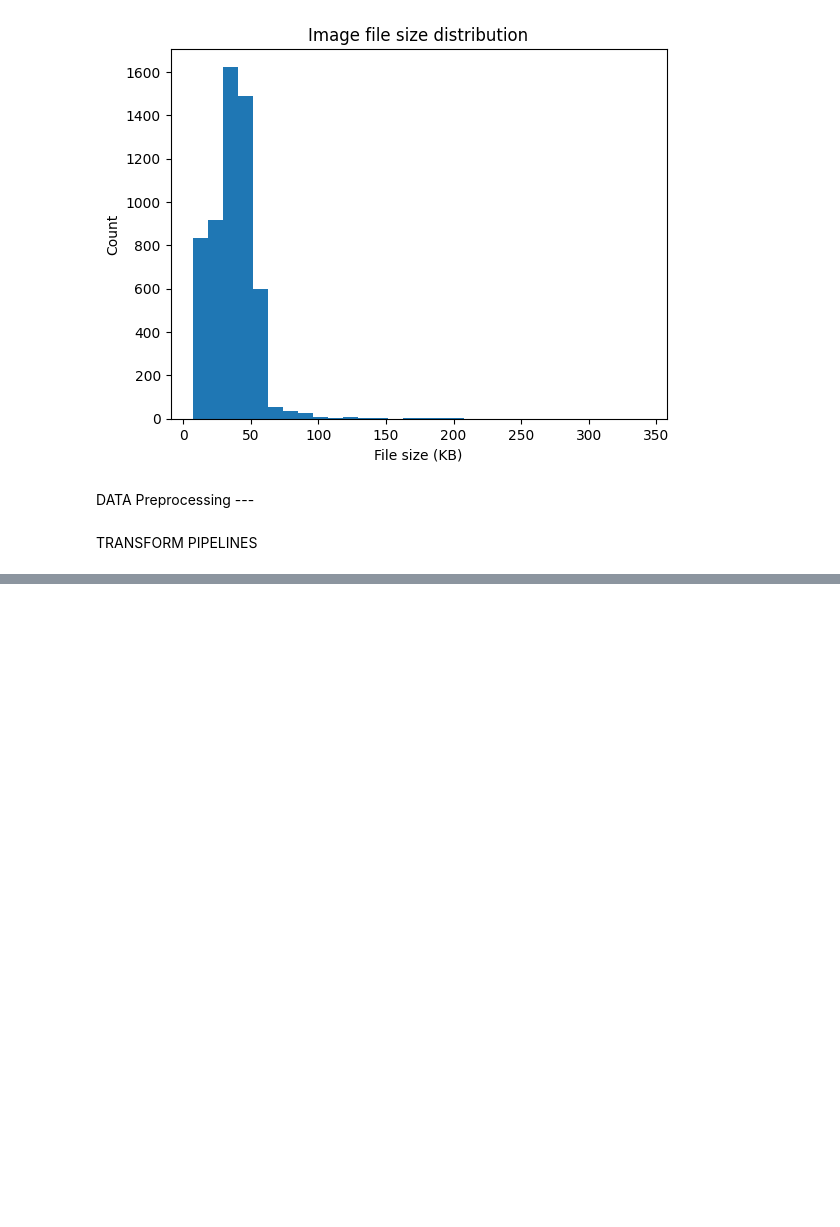
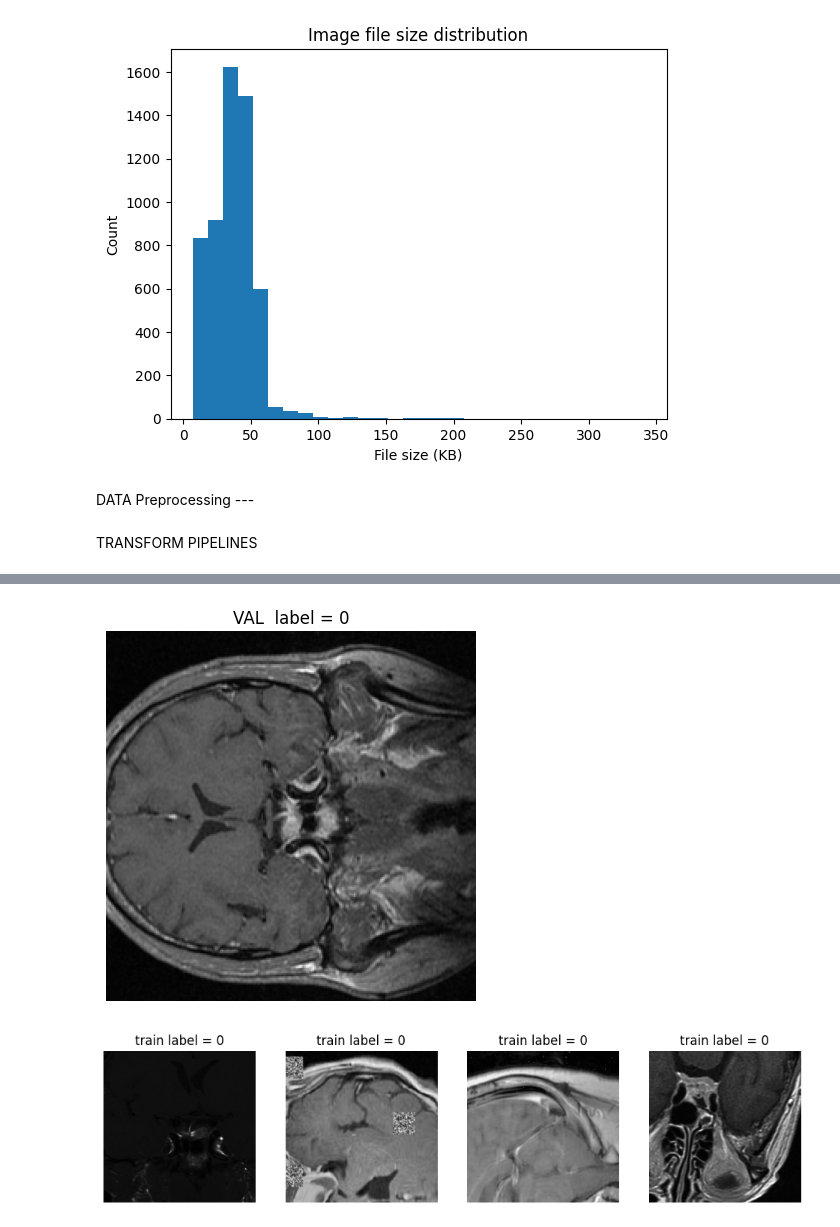
Before and after one commit to Somdip-Sen/MRI_tumor_detection, a Jupyter notebook: Code.ipynb, the cells around one changed output, grey strips where cells are left out. Cells and saved outputs as stored; diff of their text form; code cells hidden in the pictures; blank space fills up the shorter version.

```diff
--- a/Code.ipynb
+++ b/Code.ipynb
@@ -343,0 +383,31 @@ RuntimeError: applying transform ToTensor()
+# %%
+val_ds = CacheDataset(files, transform=val_test_tf, num_workers=0, cache_rate=0.2)
+# Compose some steps before the first Randomizable transform (e.g. LoadImage → EnsureChannelFirst → NormalizeIntensity) are executed and cached happens once (1st time and takes time)
+val_loader = DataLoader(val_ds, batch_size=32, num_workers=0)
+val_batch = next(iter(val_loader))
+v_img  = val_batch["image"][0, 0].cpu()    # [1,H,W] -> [H,W]
+v_lab  = int(val_batch["label"][0])
+
+
+plt.imshow(v_img, cmap="gray")
+plt.title(f"VAL  label = {v_lab}")
+plt.axis(False)
+plt.show()
+def show_augmented(loader, n=4):
+    batch = next(iter(loader))
+    imgs, labels = batch["image"], batch["label"]
+
+    fig, ax = plt.subplots(1, n, figsize=(3*n, 3))
+    for i in range(n):
+        t = imgs[i, 0].cpu()
+        # scale to 0-1 just for display
+        disp = (t - t.min()) / (t.max() - t.min() + 1e-6)
+        ax[i].imshow(disp, cmap="gray")
+        ax[i].set_title(f"train label = {int(labels[i])}")
+        ax[i].axis(False)
+    plt.show()
+
+show_augmented(train_loader, n=4)
+# %% [output]
+[figure, added]
+[figure, added]
```
Also changed, not shown: parts of 8 cells of this notebook, 1 other file.
